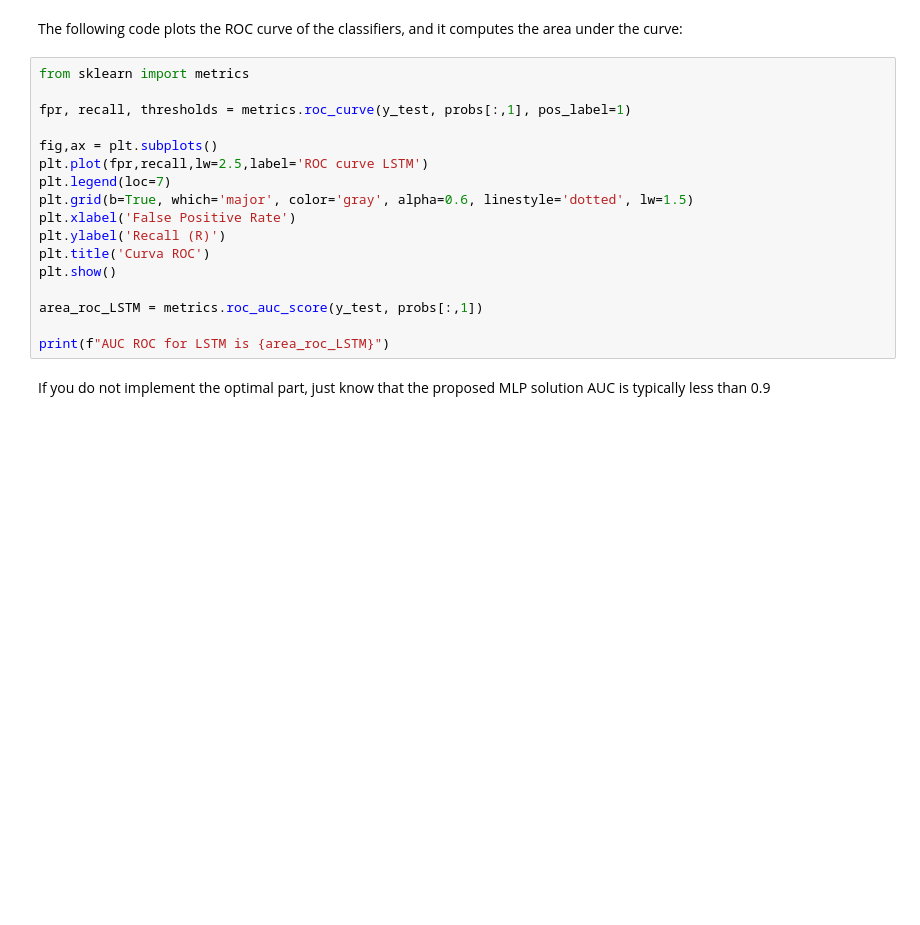
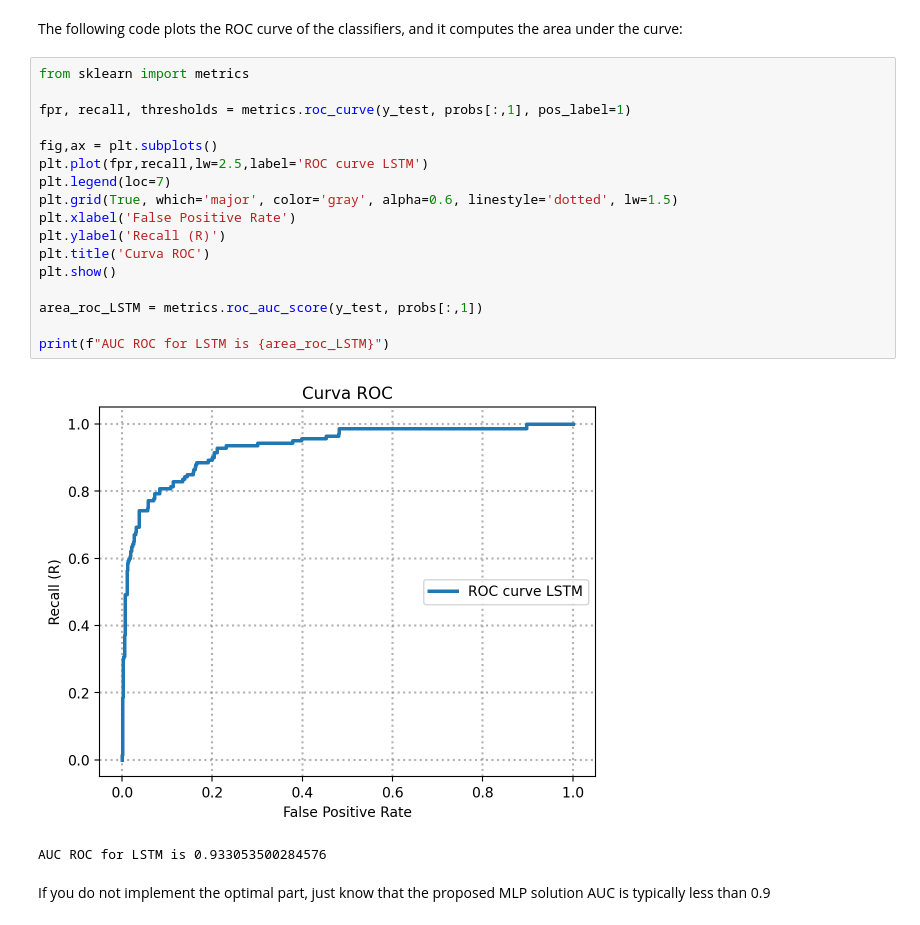
Before and after one commit to danitoribio/neural_networks, a Jupyter notebook: project3/Student_Lab_RNNs_Sentiment_Analysis.ipynb, the cells around one changed output. Saved outputs shown, nothing was run; the diff lists cells and outputs as text; blank space fills up the shorter version.

```diff
--- a/project3/Student_Lab_RNNs_Sentiment_Analysis.ipynb
+++ b/project3/Student_Lab_RNNs_Sentiment_Analysis.ipynb
@@ -468,20 +588,23 @@ The following code plots the ROC curve of the classifiers, and it computes the a
 # %%
 from sklearn import metrics
 
 fpr, recall, thresholds = metrics.roc_curve(y_test, probs[:,1], pos_label=1)
 
 fig,ax = plt.subplots()
 plt.plot(fpr,recall,lw=2.5,label='ROC curve LSTM')
 plt.legend(loc=7)
-plt.grid(b=True, which='major', color='gray', alpha=0.6, linestyle='dotted', lw=1.5)
+plt.grid(True, which='major', color='gray', alpha=0.6, linestyle='dotted', lw=1.5)
 plt.xlabel('False Positive Rate')
 plt.ylabel('Recall (R)')
 plt.title('Curva ROC')
 plt.show()
 
 area_roc_LSTM = metrics.roc_auc_score(y_test, probs[:,1])
 
 print(f"AUC ROC for LSTM is {area_roc_LSTM}")
+# %% [output]
+[figure, added]
+AUC ROC for LSTM is 0.933053500284576
 # %% [markdown]
 If you do not implement the optimal part, just know that the proposed MLP solution AUC is typically less than 0.9
 # %% [markdown]
```
Also changed, not shown: parts of 20 cells of this notebook.
